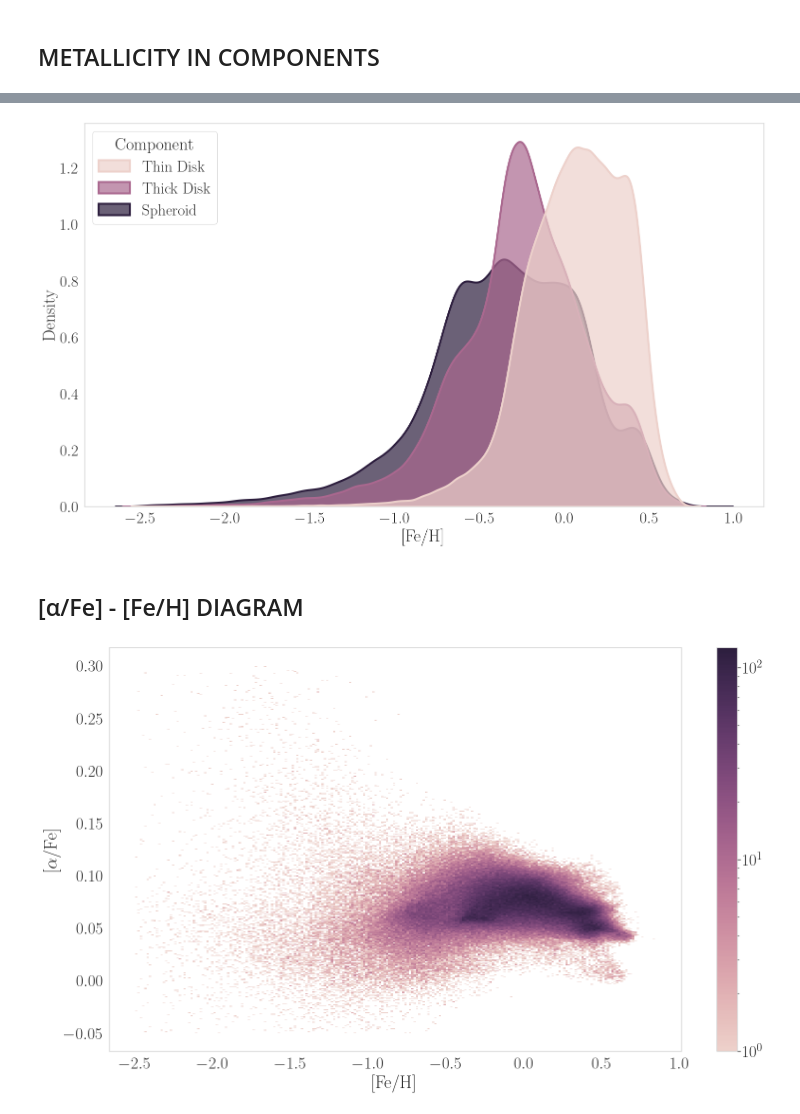
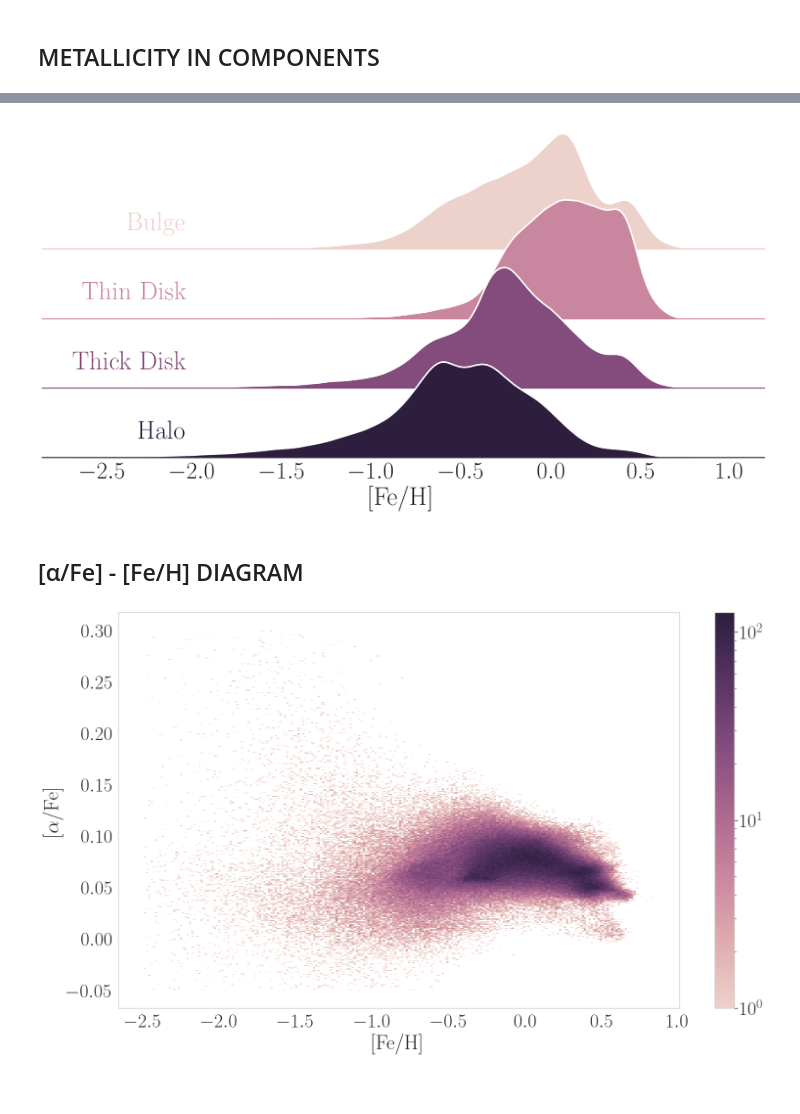
Before and after one commit to ChrisBoettner/skaro, a Jupyter notebook: notebooks/Galaxy_components.ipynb, the cells around one changed output, grey strips where cells are left out. Drawn from its saved outputs; the diff is of its cells as text; code cells hidden in the pictures; blank space fills up the shorter version.

Commit message:
added ridgeplots and disentangled bulge and halo

```diff
--- a/notebooks/Galaxy_components.ipynb
+++ b/notebooks/Galaxy_components.ipynb
@@ -67,10 +65,18 @@ figure_directory = "Galaxy_components"
 radius = 80
 sphere_data = mw.sphere(radius=(radius, "kpc"))
 # %%
-components = ["thin_disk_stars", "thick_disk_stars", "spheroid_stars"]
+components = ["bulge_stars", "thin_disk_stars", "thick_disk_stars", "halo_stars"]
 data = aggregated_dataframe(
     components,
-    ["total_number", "circularity", "[Fe/H]", "[alpha/Fe]", "stellar_age"],
+    [
+        "[Fe/H]",
+        "[alpha/Fe]",
+        "stellar_age",
+        "total_number",
+        "circularity",
+        "particle_radius",
+        "Masses",
+    ],
     data_source=sphere_data,
     type_name="Component",
 )
@@ -124,21 +158,16 @@ FigureProcessor(kdeplot_age.figure).save(
 # %%
-kdeplot_metallicity = sns.kdeplot(
+ridgeplot_metallicity = ridgeplot(
     data,
-    x="[Fe/H]",
-    hue="Component",
-    common_norm=False,
-    fill=True,
-    alpha=0.7,
-    linewidth=3,
-    gridsize=1000,
-    palette=get_palette(n_colors=3),
+    x=labels["[Fe/H]"],
+    row="Component",
+    palette=get_palette(n_colors=4),
+    label_position=[0.2, 0.2],
 )
-sns.move_legend(kdeplot_metallicity, "upper left")
-FigureProcessor(kdeplot_metallicity.figure).save(
-    "kdeplot_metallicity.pdf", sub_directory=figure_directory
+FigureProcessor(ridgeplot_metallicity.figure).save(
+    "ridgeplot_metallicity.pdf", sub_directory=figure_directory
 )
 # %% [output]
-[figure, old version]
+[figure, new version]
 # %% [markdown]
 ## [α/Fe] - [Fe/H] DIAGRAM
 # %%
@@ -146,8 +175,8 @@ from matplotlib.colors import LogNorm
 
 histogram2d_metallicity = sns.histplot(
     data,
-    x=labels[0],
-    y=labels[1],
+    x=labels["[Fe/H]"],
+    y=labels["[alpha/Fe]"],
     cbar=True,
     cmap=get_palette(as_cmap=True),
     norm=LogNorm(),
@@ -158,4 +187,4 @@ FigureProcessor(histogram2d_metallicity.figure).save(
     "histogram2d_metallicity.pdf", sub_directory=figure_directory
 )
 # %% [output]
-[figure, old version]
+[figure, new version]
```
Also changed, not shown: parts of 8 cells of this notebook, 31 other files.
